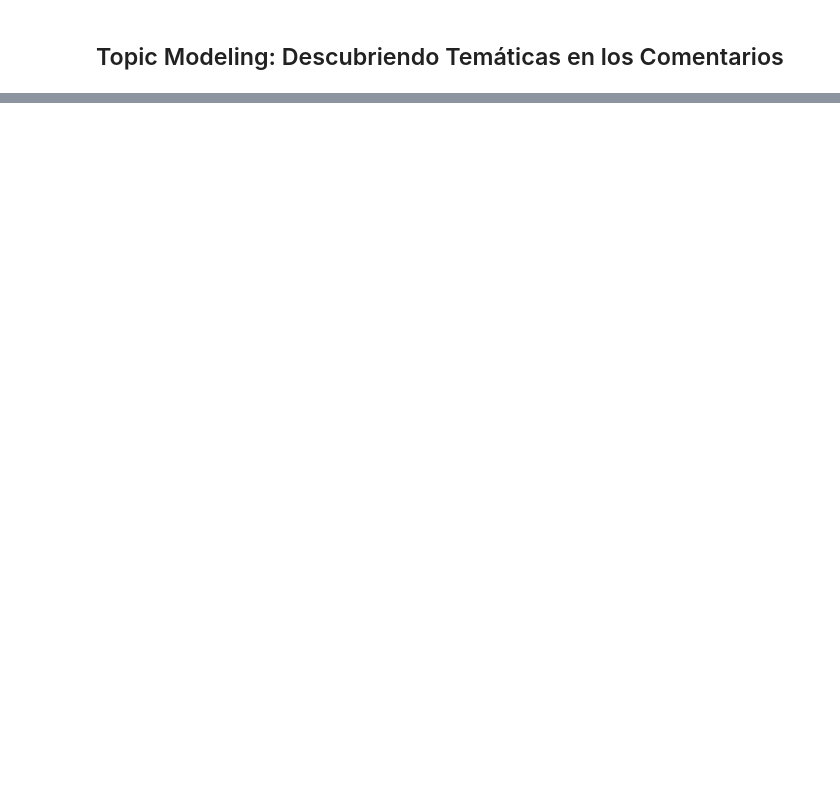
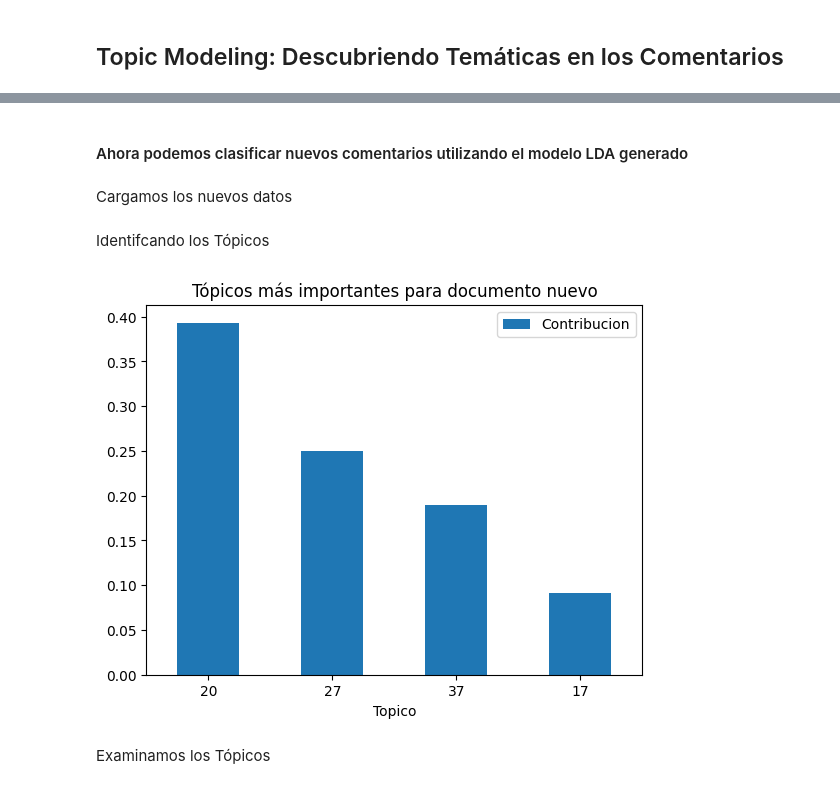
Before and after one commit to cesarqb/Topic-Modeling-with-Python, a Jupyter notebook: notebooks/topic_modeling_analysis.ipynb, the cells around one changed output, grey strips where cells are left out. Drawn from its saved outputs; the diff is of its cells as text; code cells hidden in the pictures; blank space fills up the shorter version.

Commit message:
topic modeling LDA

```diff
--- a/notebooks/topic_modeling_analysis.ipynb
+++ b/notebooks/topic_modeling_analysis.ipynb
@@ -250,0 +364,2 @@ plt.show()
+# %% [markdown]
+#### Ahora podemos clasificar nuevos comentarios utilizando el modelo LDA generado
@@ -250,0 +374,41 @@ plt.show()
+# %%
+# Cargamos el modelo ya entrenado
+
+from gensim.models import LdaModel
+from gensim.corpora import Dictionary
+
+lda = LdaModel.load("../models/comentarios.model")
+dictionary = Dictionary.load("../models/comentarios.dictionary")
+# %% [markdown]
+Cargamos los nuevos datos
+# %%
+dfs = pd.read_csv("../data/raw/BanamexFaceNew.csv").dropna()
+
+dfs["Tokens"] = dfs["com"].apply(lambda x: tokenize_text(x, stop_words_sp))
+# %% [markdown]
+Identifcando los Tópicos
+# %%
+bow_nuevo = dictionary.doc2bow(dfs["Tokens"][0])
+# %%
+topics_dist = lda[bow_nuevo]
+
+dist_indices = [t[0] for t in topics_dist]
+dist_contrib = [t[1] for t in topics_dist]
+
+distribucion_topicos = pd.DataFrame({
+    "Topico": dist_indices,
+    "Contribucion": dist_contrib
+}).sort_values("Contribucion", ascending=False)
+# %%
+ax = distribucion_topicos.plot.bar(
+    y="Contribucion",
+    x="Topico",
+    rot=0,
+    title="Tópicos más importantes para documento nuevo"
+)
+
+plt.show()
+# %% [output]
+[figure, added]
+# %% [markdown]
+Examinamos los Tópicos
```
Also changed, not shown: parts of 22 cells of this notebook, 8 other files.
